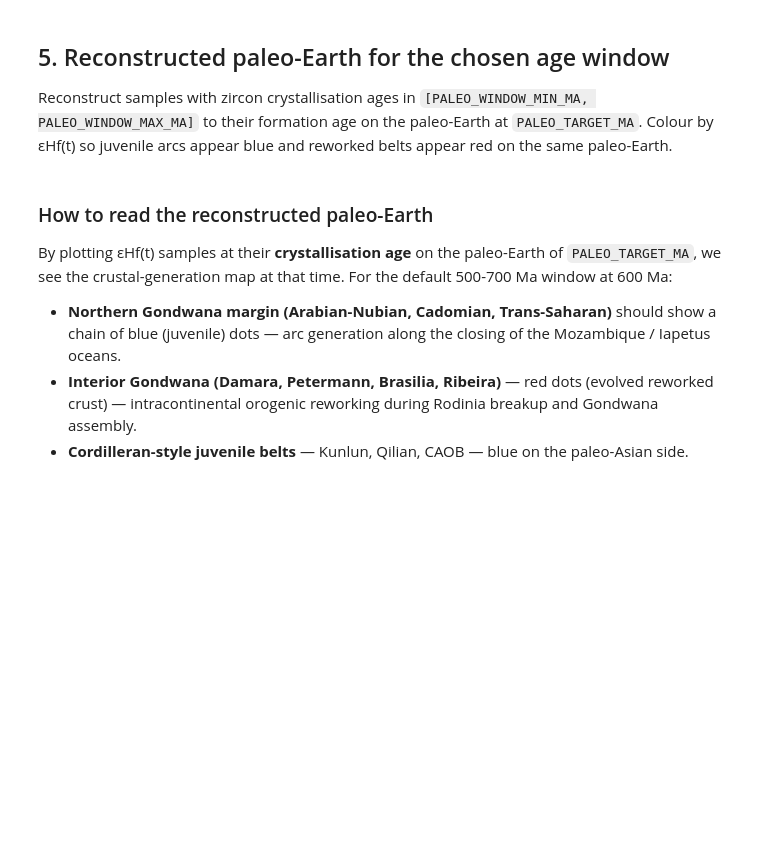
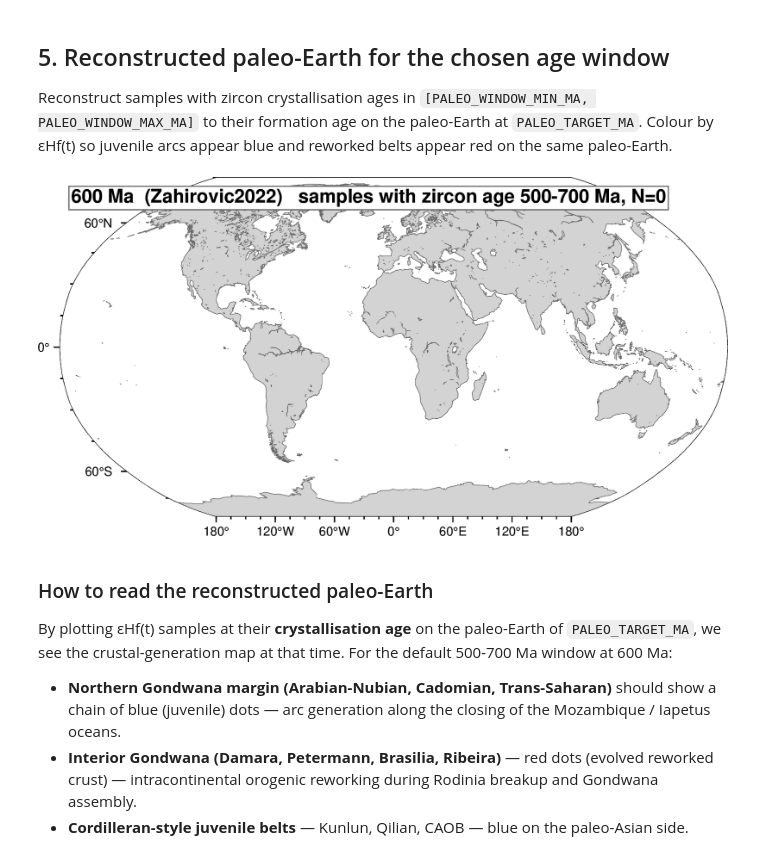
Before and after one commit to EarthByte/GPlately-pyGMT-tutorials, a Jupyter notebook: Notebooks/T65_Hf_Nd_Terrane_Mapping.ipynb, the cells around one changed output. Saved outputs shown, nothing was run; the diff lists cells and outputs as text; code cells hidden in the pictures; blank space fills up the shorter version.

```diff
--- a/Notebooks/T65_Hf_Nd_Terrane_Mapping.ipynb
+++ b/Notebooks/T65_Hf_Nd_Terrane_Mapping.ipynb
@@ -113,7 +121,9 @@ recon = gplately.PlateReconstruction(
 )
 gplot = gplately.PlotTopologies(
     plate_reconstruction=recon,
-    coastlines=model.get_layer("Coastlines"),
+    coastlines=model.get_layer("Coastlines",
+    plot_engine=gplately.PygmtPlotEngine(),
+),
     continents=model.get_layer("ContinentalPolygons"),
     time=PALEO_TARGET_MA,
     anchor_plate_id=ANCHOR_PLATE_ID,
@@ -218,40 +235,40 @@ if len(window_df) > 0:
             paleo_lons.append(float(rlons[0])); paleo_lats.append(float(rlats[0]))
         except Exception:
             paleo_lons.append(np.nan); paleo_lats.append(np.nan)
     window_df["paleo_lon"], window_df["paleo_lat"] = paleo_lons, paleo_lats
     window_df = window_df.dropna(subset=["paleo_lon", "paleo_lat"])
 
 fig = pygmt.Figure()
 gplot.time = PALEO_TARGET_MA
 fig.basemap(region=REGION, projection=PROJ, frame="af")
 fig.coast(region=REGION, projection=PROJ, land="lightgray", water="white",
           shorelines="0.25p,gray40")
 
 try:
-    engine = gplately.pygmt_plot.PygmtPlotEngine()
-    engine.plot_geo_data_frame(fig, gplot.get_all_topological_sections(),
-                               pen="0.5p,gray55")
-    engine.plot_geo_data_frame(fig, gplot.get_continents(),
-                               fill="gray95", pen="0.5p,gray45")
-    engine.plot_geo_data_frame(fig, gplot.get_ridges(), pen="0.6p,red")
-    engine.plot_geo_data_frame(fig, gplot.get_trenches(), pen="0.6p,black")
+    # (engine now dispatched via gplately.PygmtPlotEngine on PlotTopologies)
+    gplot.plot_all_topological_sections(fig, pen="0.5p,gray55")
+    gplot.plot_continents(fig, fill="gray95", pen="0.5p,gray45")
+    gplot.plot_ridges(fig, pen="0.6p,red")
+    gplot.plot_subduction_teeth(fig, pen="0.6p,black")
 except Exception:
     pass
 
 if len(window_df) > 0:
     pygmt.makecpt(cmap="polar", series=EPS_HF_RANGE, background="o", reverse=True)
     fig.plot(x=window_df["paleo_lon"], y=window_df["paleo_lat"],
              style="c0.30c", fill=window_df["epsilon_hf_t"], cmap=True,
              pen="0.4p,black", region=REGION, projection=PROJ)
     fig.colorbar(position="JBC+w10c/0.35c+h+o0/1c",
                  frame=["a5f1", "x+lεHf(t) at zircon crystallisation age"])
 
 fig.text(text=(f"{PALEO_TARGET_MA:.0f} Ma  ({MODEL_NAME})   "
                f"samples with zircon age {PALEO_WINDOW_MIN_MA}-{PALEO_WINDOW_MAX_MA} Ma, "
                f"N={len(window_df)}"),
          position="TL", offset="0.25c/-0.25c", justify="TL",
          font="12p,Helvetica-Bold,black", fill="white", pen="0.6p,gray40")
 fig.show(width=1000)
+# %% [output]
+[figure, added]
 # %% [markdown]
 ### How to read the reconstructed paleo-Earth
 
```
Also changed, not shown: parts of 5 cells of this notebook, 10 other files.
